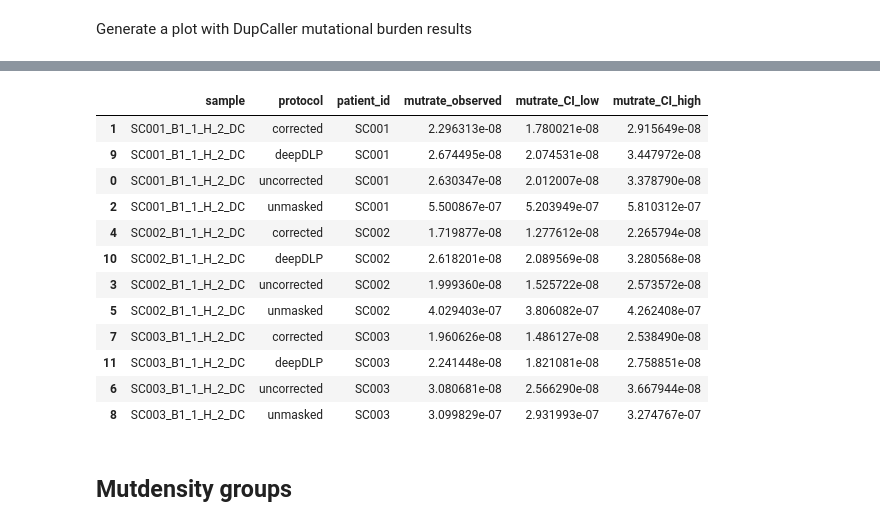
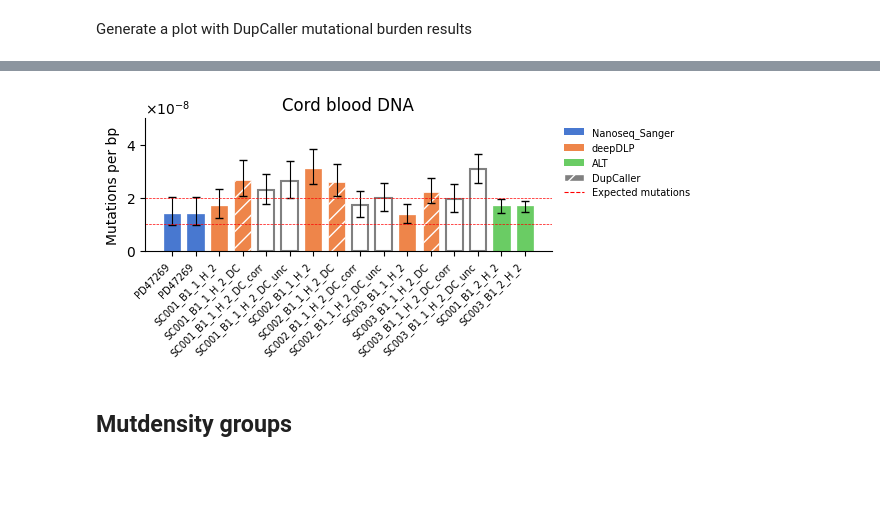
Before and after one commit to bbglab/DeepClone_protocol, a Jupyter notebook: error_rate/error_rate_updated.ipynb, the cells around one changed output, grey strips where cells are left out. Cells and saved outputs as stored; diff of their text form; code cells hidden in the pictures; blank space fills up the shorter version.

```diff
--- a/error_rate/error_rate_updated.ipynb
+++ b/error_rate/error_rate_updated.ipynb
@@ -210,19 +212,26 @@ plot_error_rate(
 # %%
-burden_df
+
+# Add the data to the df and re-plot
+mutrates_expanded = pd.concat([mutrates, burden_df], ignore_index=True)
+
+# Remove unmasked
+mutrates_expanded = mutrates_expanded[mutrates_expanded['protocol'] != 'unmasked']
+
+# Expanded samples list: insert _DC_corr and _DC_unc right after each _DC entry
+samples_expanded = []
+for s in samples:
+    samples_expanded.append(s)
+    if s.endswith('_DC'):
+        samples_expanded.extend([s + '_corr', s + '_unc'])
+
+# Updated protocol order including corrected and uncorrected
+protocol_order_expanded = protocol_order + ["corrected", "uncorrected"]
-# %% [output]
-|  | sample | protocol | patient_id | mutrate_observed | mutrate_CI_low | mutrate_CI_high |
-| 1 | SC001_B1_1_H_2_DC | corrected | SC001 | 2.296313e-08 | 1.780021e-08 | 2.915649e-08 |
-| 9 | SC001_B1_1_H_2_DC | deepDLP | SC001 | 2.674495e-08 | 2.074531e-08 | 3.447972e-08 |
-| 0 | SC001_B1_1_H_2_DC | uncorrected | SC001 | 2.630347e-08 | 2.012007e-08 | 3.378790e-08 |
-| 2 | SC001_B1_1_H_2_DC | unmasked | SC001 | 5.500867e-07 | 5.203949e-07 | 5.810312e-07 |
-| 4 | SC002_B1_1_H_2_DC | corrected | SC002 | 1.719877e-08 | 1.277612e-08 | 2.265794e-08 |
-| 10 | SC002_B1_1_H_2_DC | deepDLP | SC002 | 2.618201e-08 | 2.089569e-08 | 3.280568e-08 |
-| 3 | SC002_B1_1_H_2_DC | uncorrected | SC002 | 1.999360e-08 | 1.525722e-08 | 2.573572e-08 |
-| 5 | SC002_B1_1_H_2_DC | unmasked | SC002 | 4.029403e-07 | 3.806082e-07 | 4.262408e-07 |
-| 7 | SC003_B1_1_H_2_DC | corrected | SC003 | 1.960626e-08 | 1.486127e-08 | 2.538490e-08 |
-| 11 | SC003_B1_1_H_2_DC | deepDLP | SC003 | 2.241448e-08 | 1.821081e-08 | 2.758851e-08 |
-| 6 | SC003_B1_1_H_2_DC | uncorrected | SC003 | 3.080681e-08 | 2.566290e-08 | 3.667944e-08 |
-| 8 | SC003_B1_1_H_2_DC | unmasked | SC003 | 3.099829e-07 | 2.931993e-07 | 3.274767e-07 |
+# %%
+# Plot with corrected and uncorrected DupCaller results
+OUTPUT_DIR = OUTPUT_BASE / '20260326_mutrate_trint_corrected.with_nanoseq.with_dupcaller.pdf'
+plot_error_rate(mutrate=mutrates_expanded, samples=samples_expanded, outdir=OUTPUT_DIR, protocol_order=protocol_order_expanded, ylim=5e-8)
+# %% [output]
+[figure, added]
 # %% [markdown]
 ## Mutdensity groups
 # %%
```
Also changed, not shown: parts of 4 cells of this notebook, 2 other files.
